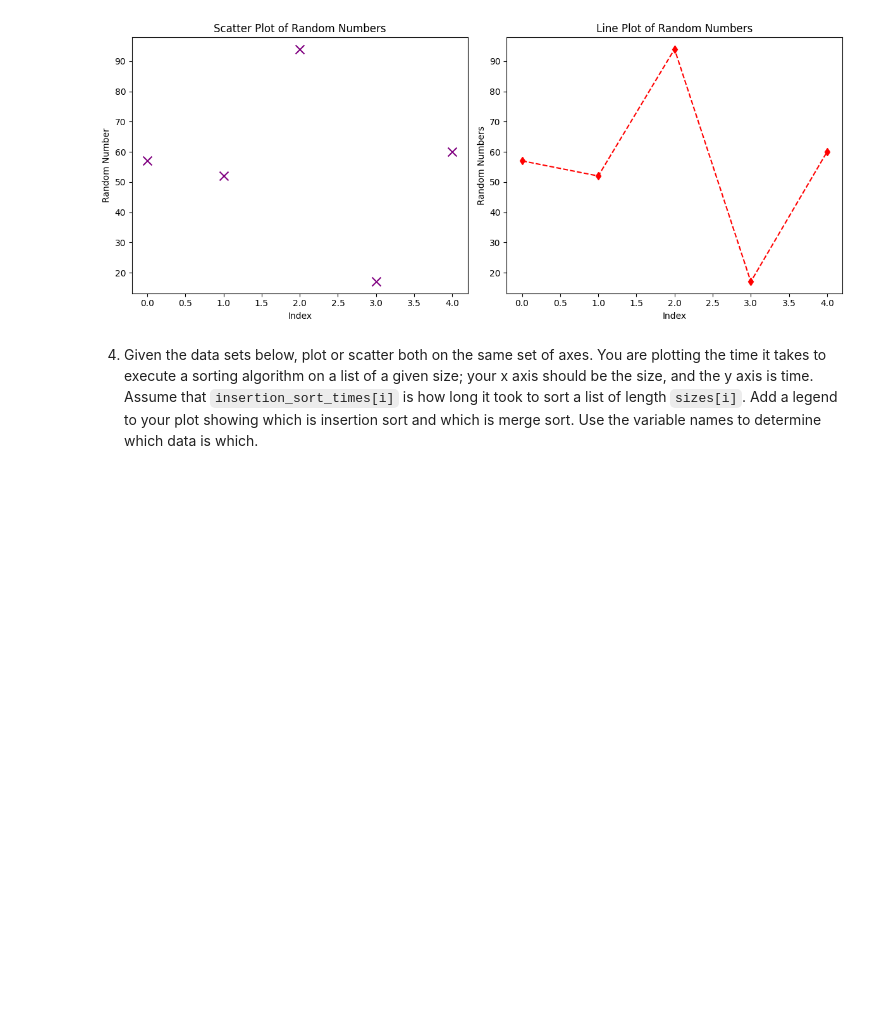
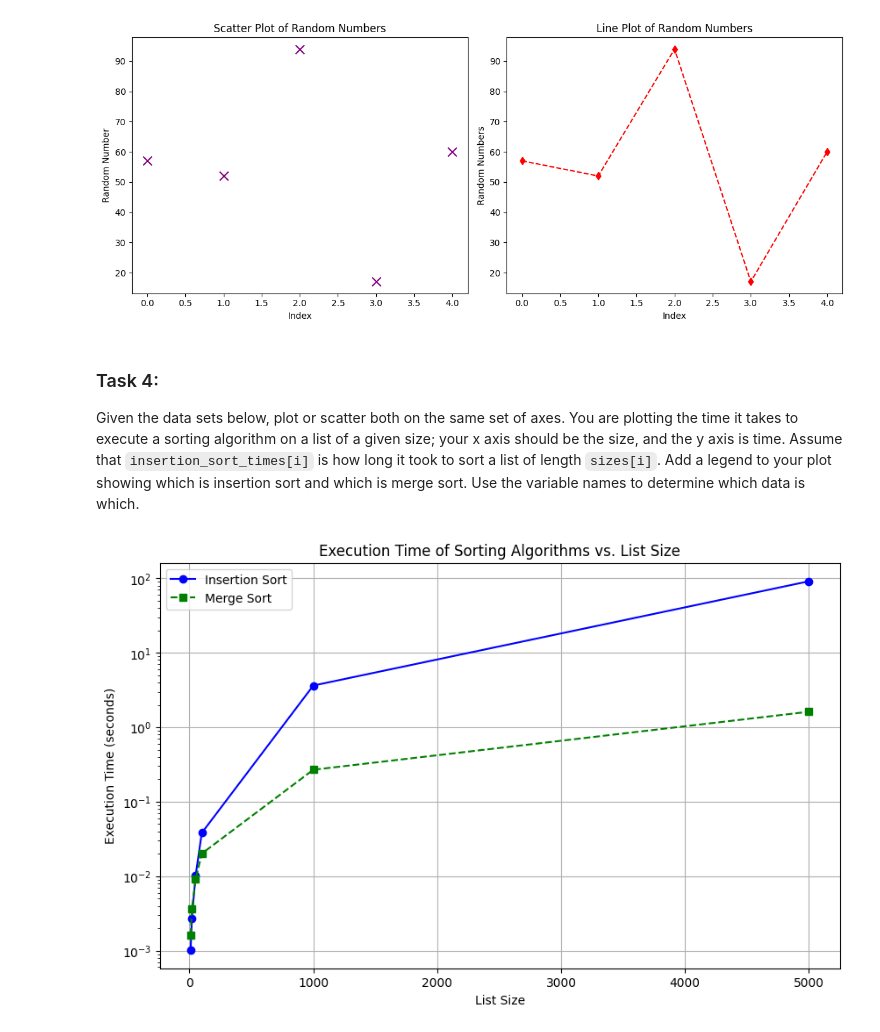
Before and after one commit to ericmeyer1/pyplot, a Jupyter notebook: pyplot.ipynb, the cells around one changed output. Cells and saved outputs as stored; diff of their text form; code cells hidden in the pictures; blank space fills up the shorter version.

Commit message:
Task 4 Complete

```diff
--- a/pyplot.ipynb
+++ b/pyplot.ipynb
@@ -129,4 +129,5 @@ plt.show()
 # %% [output]
 [figure]
 # %% [markdown]
-4. Given the data sets below, plot or scatter both on the same set of axes.  You are plotting the time it takes to execute a sorting algorithm on a list of a given size; your x axis should be the size, and the y axis is time.  Assume that `insertion_sort_times[i]` is how long it took to sort a list of length `sizes[i]`.  Add a legend to your plot showing which is insertion sort and which is merge sort.  Use the variable names to determine which data is which.
+### Task 4:
+Given the data sets below, plot or scatter both on the same set of axes.  You are plotting the time it takes to execute a sorting algorithm on a list of a given size; your x axis should be the size, and the y axis is time.  Assume that `insertion_sort_times[i]` is how long it took to sort a list of length `sizes[i]`.  Add a legend to your plot showing which is insertion sort and which is merge sort.  Use the variable names to determine which data is which.
@@ -136,0 +134,32 @@ merge_sort_times = [0.00161889999999687, 0.003635600000009731, 0.009065500000005
+# %%
+# Importing libraries
+import matplotlib.pyplot as plt
+
+# Data sets
+sizes = [10, 20, 50, 100, 1000, 5000]
+insertion_sort_times = [0.0010252999999999998, 0.0027026999999999954, 0.010147200000000002, 0.0381137, 3.6303399, 91.2180796]
+merge_sort_times = [0.00161889999999687, 0.003635600000009731, 0.0090655000000055, 0.020108000000007564, 0.2687474000000094, 1.6147050999999948]
+
+# Plotting both data sets on the same axes
+plt.figure(figsize=(10, 6))
+
+# Creating plot for insertion sort
+plt.plot(sizes, insertion_sort_times, color='blue', marker='o', linestyle='-', label='Insertion Sort')
+
+# Creating plot for merge sort
+plt.plot(sizes, merge_sort_times, color='green', marker='s', linestyle='--', label='Merge Sort')
+
+# Adding the labels and title
+plt.xlabel('List Size')
+plt.ylabel('Execution Time (seconds)')
+plt.title('Execution Time of Sorting Algorithms vs. List Size')
+plt.legend()
+
+# Adding log scale option to make viewing differences more interpretable
+# Adding grid for interpretablity as well
+plt.yscale('log')
+plt.grid(True)
+
+plt.show()
+# %% [output]
+[figure, added]
```
Also changed, not shown: parts of 2 cells of this notebook.
